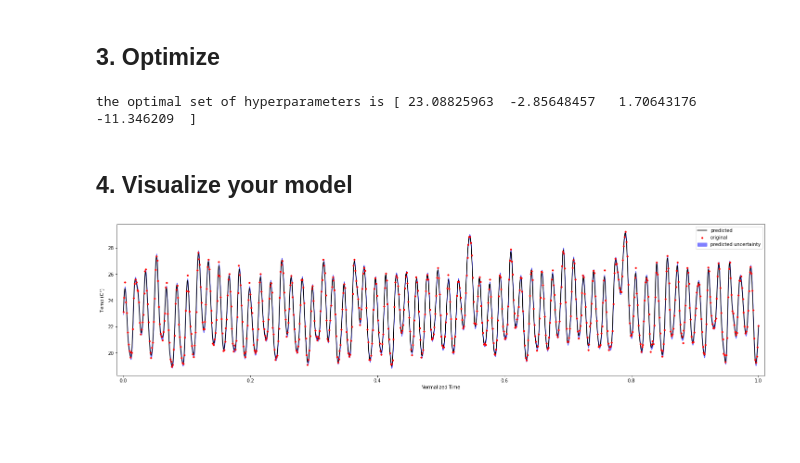
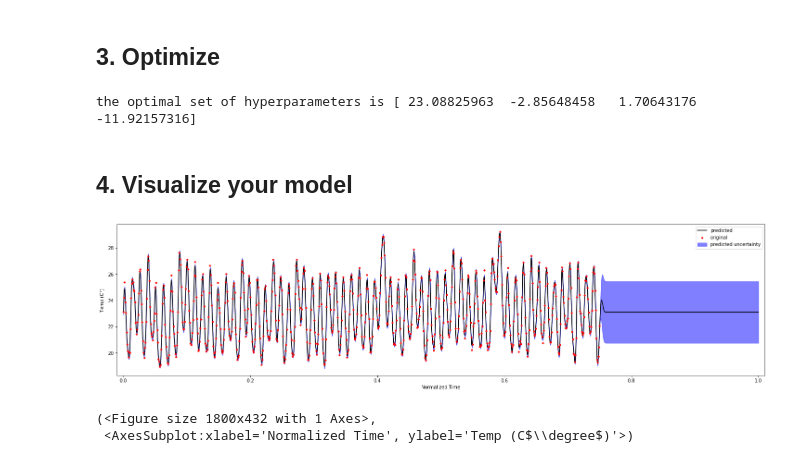
Before and after one commit to TaliNatan/DSPS_TNatan, a Jupyter notebook: HW6_TNatan/gaussian_process_regression.ipynb, the cells around one changed output. Saved outputs shown, nothing was run; the diff lists cells and outputs as text; code cells hidden in the pictures; blank space fills up the shorter version.

```diff
--- a/HW6_TNatan/gaussian_process_regression.ipynb
+++ b/HW6_TNatan/gaussian_process_regression.ipynb
@@ -170,7 +173,10 @@ def gaussian_process_regression(time, data, interp_time, initial_guess):
 
     Returns
     -------
-    None
+    norm_t : array, normalized interpolated time (0 to 1), goes from 1950 to 2030
+    norm_x : array, normalized time (0 to 0.75), goes from 1950 to 2010
+    pred : array, predicted values
+    pred_var : array, predicted values variance
     """
 
     x = time
@@ -178,7 +184,7 @@ def gaussian_process_regression(time, data, interp_time, initial_guess):
     t = interp_time
 
     norm_t = t/t.max()
-    norm_x = (x-x.min())/(x.max()-x.min())
+    norm_x = ((x-x.min())/(x.max()-x.min())) * 0.75
 
     kernel = np.var(y) * kernels.ExpSquaredKernel(initial_guess)
     gp = george.GP(kernel)
@@ -204,11 +210,16 @@ def optimize(time, data, interp_time, initial_guess):
 
     Parameters
     ----------
-    ...
+    time : array, original data time
+    data : array, original data temps
+    interp_time : array, values 0 - 29554
+    initial_guess : int, initial guess for kernel
 
     Returns
     -------
-    None
+    result.x : array, optimized hyperparameters for kernel
+    pred : array, predicted temp values
+    pred_var : array, predicted temp values variance
     """
 
     x = time
@@ -216,7 +227,7 @@ def optimize(time, data, interp_time, initial_guess):
     t = interp_time
 
     norm_t = t/t.max()
-    norm_x = (x-x.min())/(x.max()-x.min())
+    norm_x = ((x-x.min())/(x.max()-x.min())) * 0.75
 
     kernel = np.var(y) * kernels.ExpSquaredKernel(initial_guess)
     gp = george.GP(kernel, mean = y.mean(), white_noise = 0, fit_mean = True, fit_white_noise = True)
@@ -248,28 +259,56 @@ def optimize(time, data, interp_time, initial_guess):
 
     raise NotImplementedError()
 
-initial_guess = 0.0001
+initial_guess = 0.000001
 result, pred, pred_var = optimize(x, y, t, initial_guess)
 # %% [output]
-the optimal set of hyperparameters is [ 23.08825963  -2.85648457   1.70643176 -11.346209  ]
+the optimal set of hyperparameters is [ 23.08825963  -2.85648458   1.70643176 -11.92157316]
 # %% [markdown]
 ## 4. Visualize your model
 # %%
-fig, ax = plt.subplots(1,1, figsize=(25,6))
+def visualize_model(norm_x, norm_t, y, pred, pred_var):
+    """
+    Visualize your model. Use any method you like in visualizing your model but
+    you must make at least one plot with a figure caption. Your
+    visualization must also plot the uncertainties from the GP model.
 
-ax.scatter(norm_x, y, c = "r", s = 10, label = "original", zorder = 10)
-ax.plot(norm_t, pred, "k", label = "predicted")
+    In your figure caption, comment on the effectiveness of your model in
+    predicting temperatures beyond 2010.
 
-ax.fill_between(norm_t, pred - np.sqrt(pred_var), pred + np.sqrt(pred_var), color="b", alpha=0.5, label = "predicted uncertainty")
+    Parameters
+    norm_x : array, normalized time (0 to 0.75), goes from 1950 to 2010
+    norm_t : array, normalized interpolated time (0 to 1), goes from 1950 to 2030
+    y : array, original temp data
+    pred : array, predicted values
+    pred_var : array, predicted values variance
 
-ax.axis(xmin = -0.01, xmax = 1.01)
+    Returns
+    -------
+    fig :
+    ax :
 
-ax.set_xlabel("Normalized Time")
-ax.set_ylabel(r"Temp (C$\degree$)")
-ax.legend(loc = "upper right")
+    """
+    fig, ax = plt.subplots(1,1, figsize=(25,6))
 
-plt.show()
+    ax.scatter(norm_x, y, c = "r", s = 10, label = "original", zorder = 10)
+    ax.plot(norm_t, pred, "k", label = "predicted")
 
-# return fig, ax
+    ax.fill_between(norm_t, pred - np.sqrt(pred_var), pred + np.sqrt(pred_var), color="b", alpha=0.5, label = "predicted uncertainty")
+
+    ax.axis(xmin = -0.01, xmax = 1.01)
+
+    ax.set_xlabel("Normalized Time")
+    ax.set_ylabel(r"Temp (C$\degree$)")
+    ax.legend(loc = "upper right")
+
+    plt.show()
+
+    return fig, ax
+
+    raise NotImplementedError()
+
+visualize_model(norm_x, norm_t, y, pred, pred_var)
 # %% [output]
-[figure, old version]
+[figure, new version]
+(<Figure size 1800x432 with 1 Axes>,
+ <AxesSubplot:xlabel='Normalized Time', ylabel='Temp (C$\\degree$)'>)
```
Also changed, not shown: parts of 5 cells of this notebook, 1 other file.
